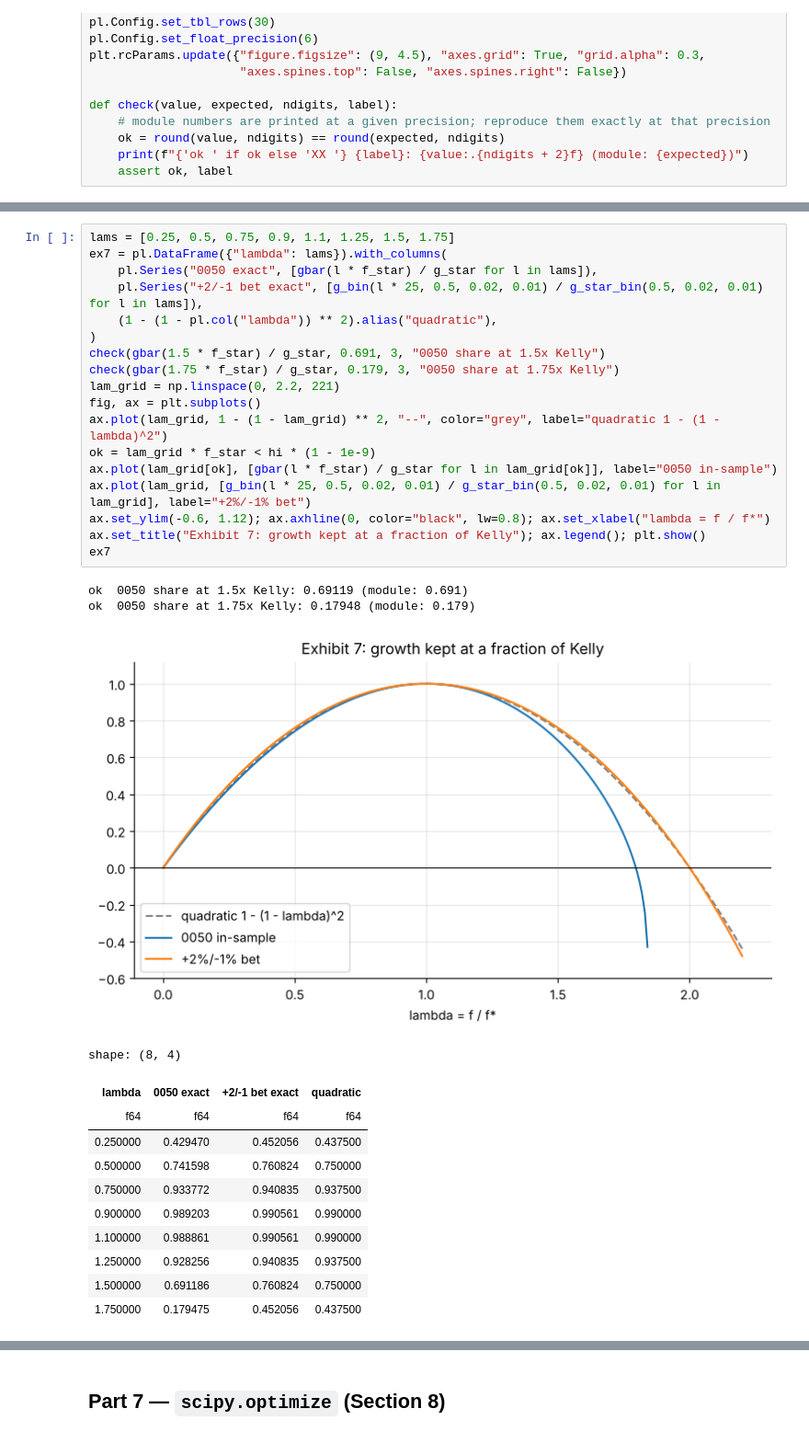
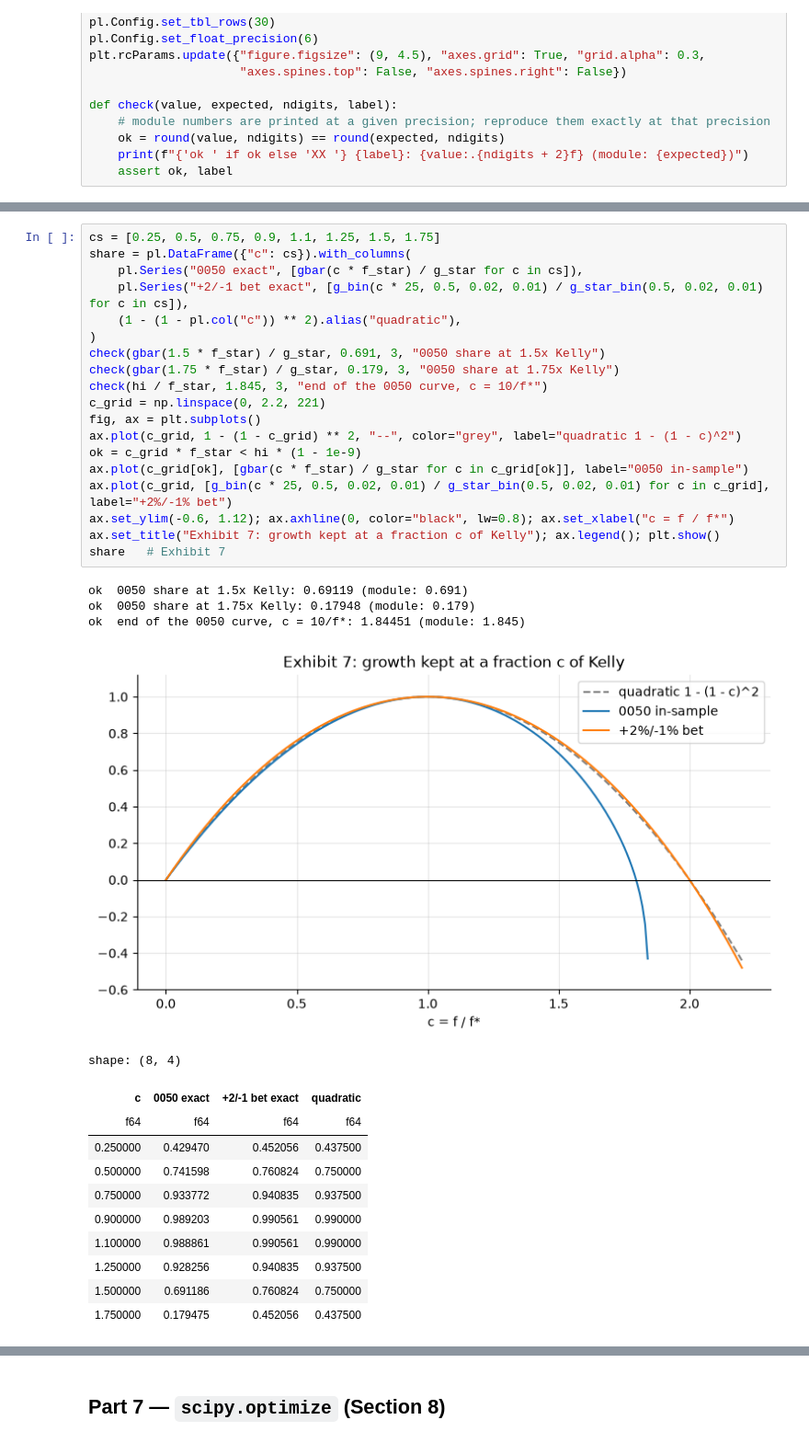
Before and after one commit to Benjamin-Teng/Quant-math-for-beginner, a Jupyter notebook: labs/LM04_lab/LM04_lab.ipynb, the cells around one changed output, grey strips where cells are left out. Shown at 92% size. Drawn from its saved outputs; the diff is of its cells as text.

```diff
--- a/labs/LM04_lab/LM04_lab.ipynb
+++ b/labs/LM04_lab/LM04_lab.ipynb
@@ -400,27 +542,29 @@ Quadratic model: $g(\lambda f^*)=[1-(1-\lambda)^2]g^*$ (4.15). Envelope theorem:
 # %%
-lams = [0.25, 0.5, 0.75, 0.9, 1.1, 1.25, 1.5, 1.75]
-ex7 = pl.DataFrame({"lambda": lams}).with_columns(
-    pl.Series("0050 exact", [gbar(l * f_star) / g_star for l in lams]),
-    pl.Series("+2/-1 bet exact", [g_bin(l * 25, 0.5, 0.02, 0.01) / g_star_bin(0.5, 0.02, 0.01) for l in lams]),
-    (1 - (1 - pl.col("lambda")) ** 2).alias("quadratic"),
+cs = [0.25, 0.5, 0.75, 0.9, 1.1, 1.25, 1.5, 1.75]
+share = pl.DataFrame({"c": cs}).with_columns(
+    pl.Series("0050 exact", [gbar(c * f_star) / g_star for c in cs]),
+    pl.Series("+2/-1 bet exact", [g_bin(c * 25, 0.5, 0.02, 0.01) / g_star_bin(0.5, 0.02, 0.01) for c in cs]),
+    (1 - (1 - pl.col("c")) ** 2).alias("quadratic"),
 )
 check(gbar(1.5 * f_star) / g_star, 0.691, 3, "0050 share at 1.5x Kelly")
 check(gbar(1.75 * f_star) / g_star, 0.179, 3, "0050 share at 1.75x Kelly")
-lam_grid = np.linspace(0, 2.2, 221)
+check(hi / f_star, 1.845, 3, "end of the 0050 curve, c = 10/f*")
+c_grid = np.linspace(0, 2.2, 221)
 fig, ax = plt.subplots()
-ax.plot(lam_grid, 1 - (1 - lam_grid) ** 2, "--", color="grey", label="quadratic 1 - (1 - lambda)^2")
-ok = lam_grid * f_star < hi * (1 - 1e-9)
-ax.plot(lam_grid[ok], [gbar(l * f_star) / g_star for l in lam_grid[ok]], label="0050 in-sample")
-ax.plot(lam_grid, [g_bin(l * 25, 0.5, 0.02, 0.01) / g_star_bin(0.5, 0.02, 0.01) for l in lam_grid], label="+2%/-1% bet")
-ax.set_ylim(-0.6, 1.12); ax.axhline(0, color="black", lw=0.8); ax.set_xlabel("lambda = f / f*")
-ax.set_title("Exhibit 7: growth kept at a fraction of Kelly"); ax.legend(); plt.show()
-ex7
+ax.plot(c_grid, 1 - (1 - c_grid) ** 2, "--", color="grey", label="quadratic 1 - (1 - c)^2")
+ok = c_grid * f_star < hi * (1 - 1e-9)
+ax.plot(c_grid[ok], [gbar(c * f_star) / g_star for c in c_grid[ok]], label="0050 in-sample")
+ax.plot(c_grid, [g_bin(c * 25, 0.5, 0.02, 0.01) / g_star_bin(0.5, 0.02, 0.01) for c in c_grid], label="+2%/-1% bet")
+ax.set_ylim(-0.6, 1.12); ax.axhline(0, color="black", lw=0.8); ax.set_xlabel("c = f / f*")
+ax.set_title("Exhibit 7: growth kept at a fraction c of Kelly"); ax.legend(); plt.show()
+share   # Exhibit 7
 # %% [output]
 ok  0050 share at 1.5x Kelly: 0.69119 (module: 0.691)
 ok  0050 share at 1.75x Kelly: 0.17948 (module: 0.179)
+ok  end of the 0050 curve, c = 10/f*: 1.84451 (module: 1.845)
-[figure, old version]
+[figure, new version]
 shape: (8, 4)
-| lambda | 0050 exact | +2/-1 bet exact | quadratic |
+| c | 0050 exact | +2/-1 bet exact | quadratic |
 | f64 | f64 | f64 | f64 |
 | 0.250000 | 0.429470 | 0.452056 | 0.437500 |
 | 0.500000 | 0.741598 | 0.760824 | 0.750000 |
```
Also changed, not shown: parts of 28 cells of this notebook, 10 other files.
